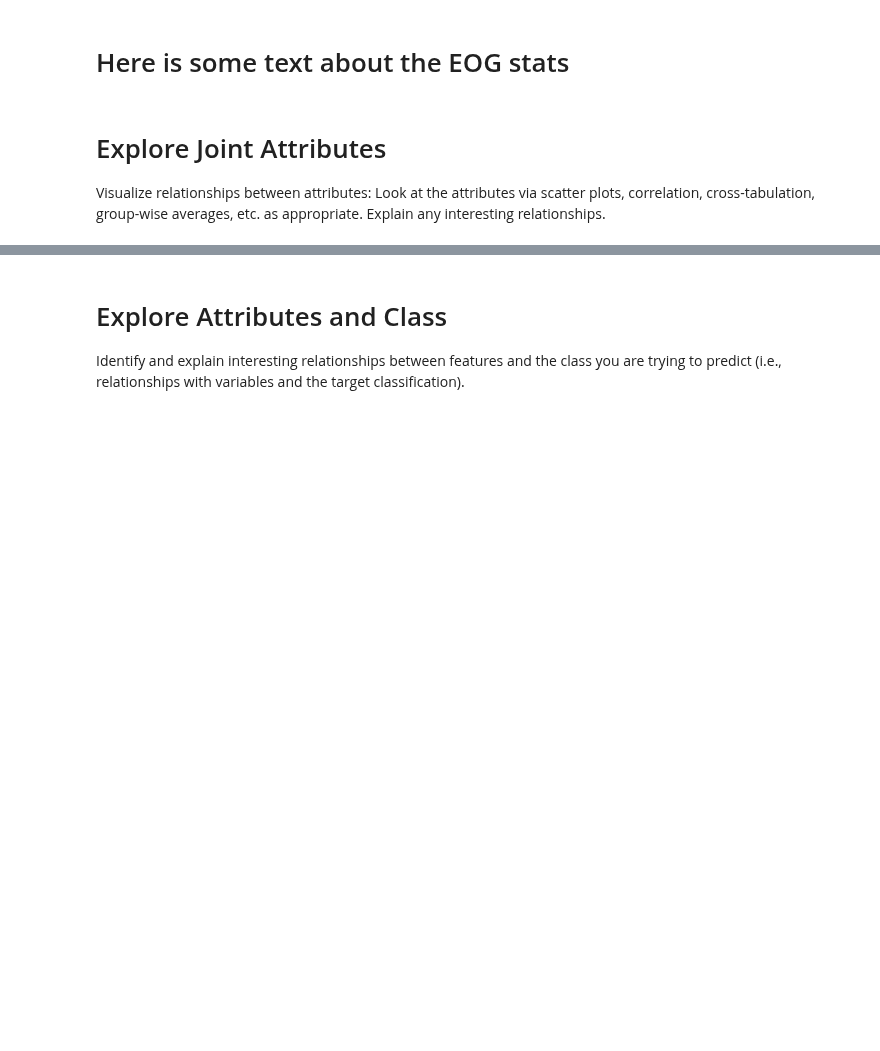
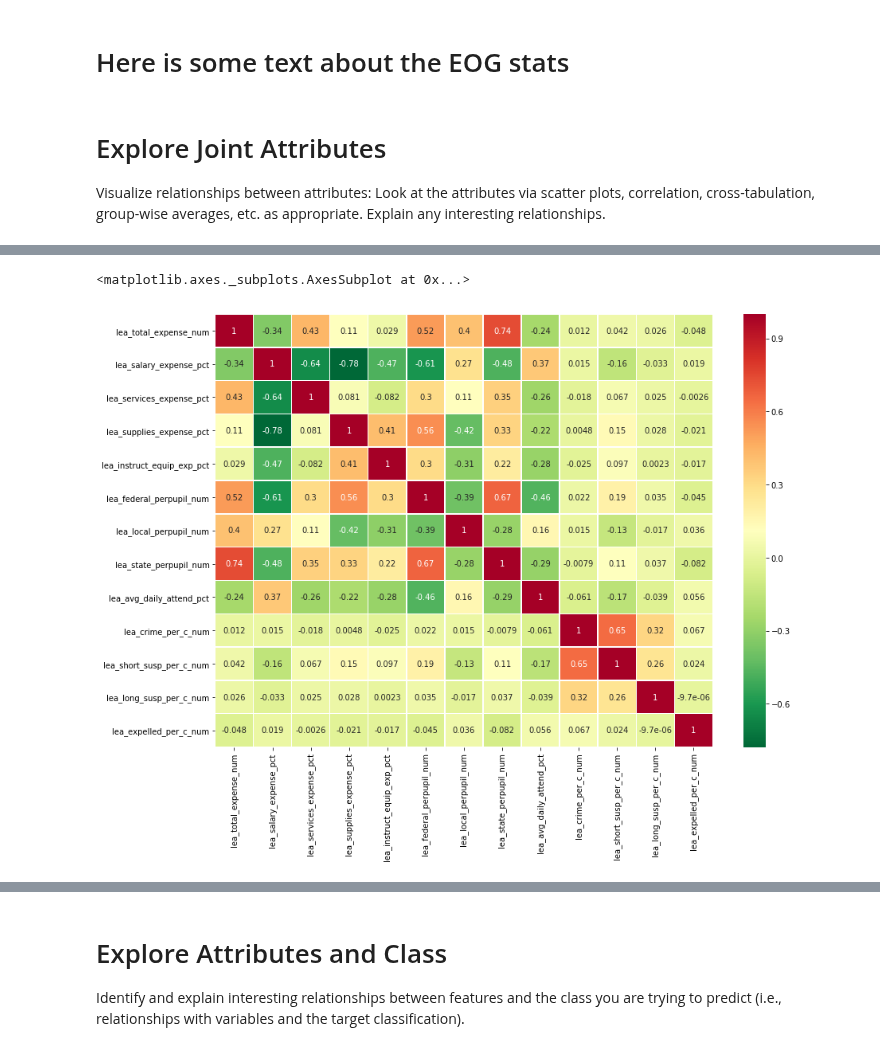
Before and after one commit to stmillett/MSDS7331_NorthCarolinaDataset, a Jupyter notebook: Data Mining - Lab 1.ipynb, the cells around one changed output, grey strips where cells are left out. Drawn from its saved outputs; the diff is of its cells as text; code cells hidden in the pictures; blank space fills up the shorter version.

```diff
--- a/Data Mining - Lab 1.ipynb
+++ b/Data Mining - Lab 1.ipynb
@@ -413,0 +419,23 @@ Visualize relationships between attributes: Look at the attributes via scatter p
+# %%
+snd_heat = school_data[['lea_total_expense_num',
+'lea_salary_expense_pct',
+'lea_services_expense_pct',
+'lea_supplies_expense_pct',
+'lea_instruct_equip_exp_pct',
+'lea_federal_perpupil_num',
+'lea_local_perpupil_num',
+'lea_state_perpupil_num',
+'lea_avg_daily_attend_pct',
+'lea_crime_per_c_num',
+'lea_short_susp_per_c_num',
+'lea_long_susp_per_c_num',
+'lea_expelled_per_c_num',]]
+
+
+snd_corr = snd_heat.corr()
+
+plt.figure(figsize = (14,10)) #size of matrix
+sns.heatmap(snd_corr,cmap='RdYlGn_r', linewidths=0.5, annot=True) #add correrlation inside boxes
+# %% [output]
+<matplotlib.axes._subplots.AxesSubplot at 0x...>
+[figure, added]
```
Also changed, not shown: parts of 16 cells of this notebook.
